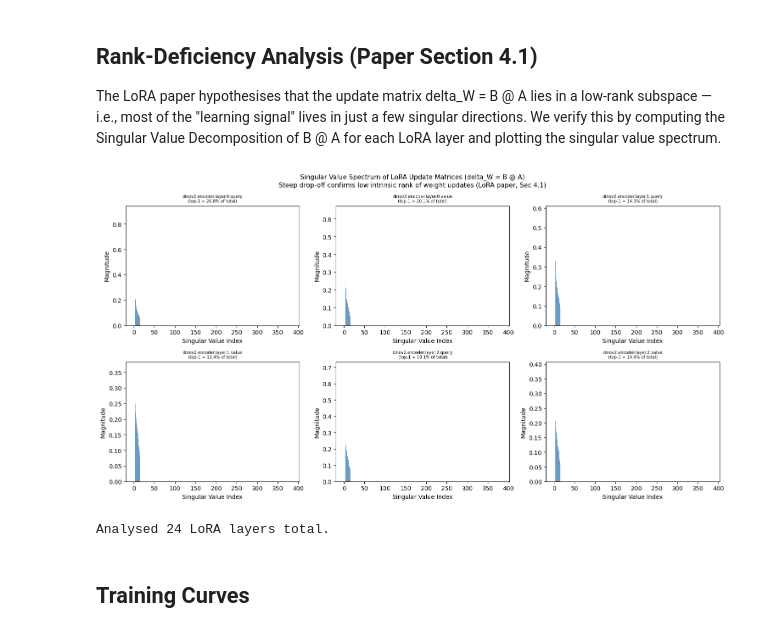
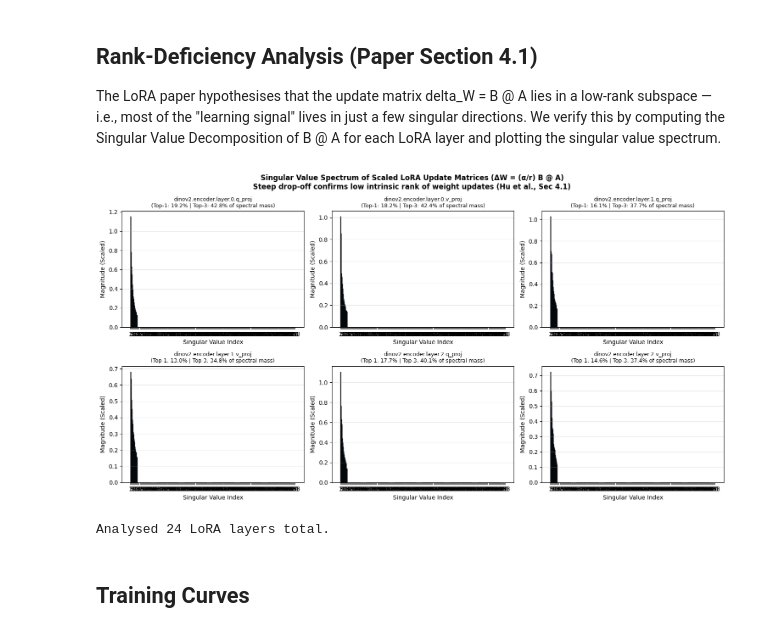
Before and after one commit to SalajBansal05/parameter-efficient-finetuning-lora, a Jupyter notebook: parameter_efficient_finetuning_lora.ipynb, the cells around one changed output. Drawn from its saved outputs; the diff is of its cells as text; code cells hidden in the pictures.

```diff
--- a/parameter_efficient_finetuning_lora.ipynb
+++ b/parameter_efficient_finetuning_lora.ipynb
@@ -107,8 +170,9 @@ The image processor of type `BitImageProcessor` is now loaded as a fast processo
 # %%
 metric = evaluate.load("accuracy")
 
+
 def compute_metrics(eval_pred):
-    """Calculates accuracy during the evaluation phase."""
+    """Calculates top-1 accuracy during the validation/test phase."""
     predictions, labels = eval_pred
     predictions = np.argmax(predictions, axis=1)
     return metric.compute(predictions=predictions, references=labels)
@@ -455,60 +555,79 @@ singular directions. We verify this by computing the Singular Value Decompositio
 of B @ A for each LoRA layer and plotting the singular value spectrum.
 # %%
 def analyse_rank_deficiency(trainer):
-    """
-    For each LoRA layer, we compute delta_W = B @ A and its singular values.
-    We plot the singular value spectrum to show that most mass is concentrated
-    in the top few singular values (low effective rank).
+    """Computes the scaled update matrix delta_W = (lora_alpha / r) * (B @ A)
+
+    for each LoRA layer and plots its singular value spectrum.
     """
     model = trainer.model
     all_singular_values = []
     layer_names = []
 
     for name, module in model.named_modules():
-        # PEFT names LoRA matrices as lora_A and lora_B inside the layer
-        if hasattr(module, 'lora_A') and hasattr(module, 'lora_B'):
-            # lora_A and lora_B are ModuleDicts keyed by adapter name ('default')
-            A = module.lora_A['default'].weight.data   # shape: (r, in_features)
-            B = module.lora_B['default'].weight.data   # shape: (out_features, r)
-            delta_W = B @ A                            # shape: (out_features, in_features)
+        if hasattr(module, "lora_A") and hasattr(module, "lora_B"):
+            A = module.lora_A["default"].weight.data  # shape: (r, in_features)
+            B = module.lora_B["default"].weight.data  # shape: (out_features, r)
 
-            # SVD — we only need singular values, not full U and V
-            singular_values = torch.linalg.svdvals(delta_W.float()).cpu().numpy()
+            # Include the PEFT scaling factor (lora_alpha / r) for true update magnitude
+            scaling = (
+                module.scaling["default"] if hasattr(module, "scaling") else 2.0
+            )
+            delta_W = (B @ A) * scaling  # shape: (out_features, in_features)
+
+            singular_values = (
+                torch.linalg.svdvals(delta_W.float()).cpu().numpy()
+            )
             all_singular_values.append(singular_values)
 
-            short_name = name.replace("base_model.model.", "").replace(".attention", "")
+            short_name = name.replace("base_model.model.", "").replace(
+                ".attention", ""
+            )
             layer_names.append(short_name)
 
     if not all_singular_values:
         print("No LoRA layers found in model. Run LoRA experiment first.")
         return
 
-    # Plot singular value spectrum for first 6 layers
     n_plot = min(6, len(all_singular_values))
     fig, axes = plt.subplots(2, 3, figsize=(15, 8))
     axes = axes.flatten()
 
     for i in range(n_plot):
         sv = all_singular_values[i]
-        axes[i].bar(range(len(sv)), sv, color='steelblue', alpha=0.8)
-        axes[i].set_title(f"{layer_names[i]}", fontsize=8)
+        axes[i].bar(
+            range(1, len(sv) + 1),
+            sv,
+            color="steelblue",
+            alpha=0.85,
+            edgecolor="black",
+        )
         axes[i].set_xlabel("Singular Value Index")
-        axes[i].set_ylabel("Magnitude")
-        # Mark how much mass is in top-1 singular value
-        top1_pct = sv[0] / sv.sum() * 100
-        axes[i].set_title(f"{layer_names[i]}\n(top-1 = {top1_pct:.1f}% of total)", fontsize=7)
+        axes[i].set_ylabel("Magnitude (Scaled)")
+        axes[i].set_xticks(range(1, len(sv) + 1, 2))
+        axes[i].grid(axis="y", alpha=0.3)
 
-    plt.suptitle("Singular Value Spectrum of LoRA Update Matrices (delta_W = B @ A)\n"
-                 "Steep drop-off confirms low intrinsic rank of weight updates (LoRA paper, Sec 4.1)",
-                 fontsize=11)
+        top1_pct = (sv[0] / sv.sum()) * 100
+        top3_pct = (sv[:3].sum() / sv.sum()) * 100
+        axes[i].set_title(
+            f"{layer_names[i]}\n(Top-1: {top1_pct:.1f}% | Top-3: {top3_pct:.1f}% of spectral mass)",
+            fontsize=9,
+        )
+
+    plt.suptitle(
+        "Singular Value Spectrum of Scaled LoRA Update Matrices (ΔW = (α/r) B @ A)\n"
+        "Steep drop-off confirms low intrinsic rank of weight updates (Hu et al., Sec 4.1)",
+        fontsize=12,
+        fontweight="bold",
+    )
     plt.tight_layout()
     plt.savefig("rank_deficiency_analysis.png", dpi=200)
     plt.show()
     print(f"Analysed {len(all_singular_values)} LoRA layers total.")
 
+
 analyse_rank_deficiency(lora_trainer)
 # %% [output]
-[figure, old version]
+[figure, new version]
 Analysed 24 LoRA layers total.
 # %% [markdown]
 ## Training Curves
```
Also changed, not shown: parts of 15 cells of this notebook, 2 other files.
